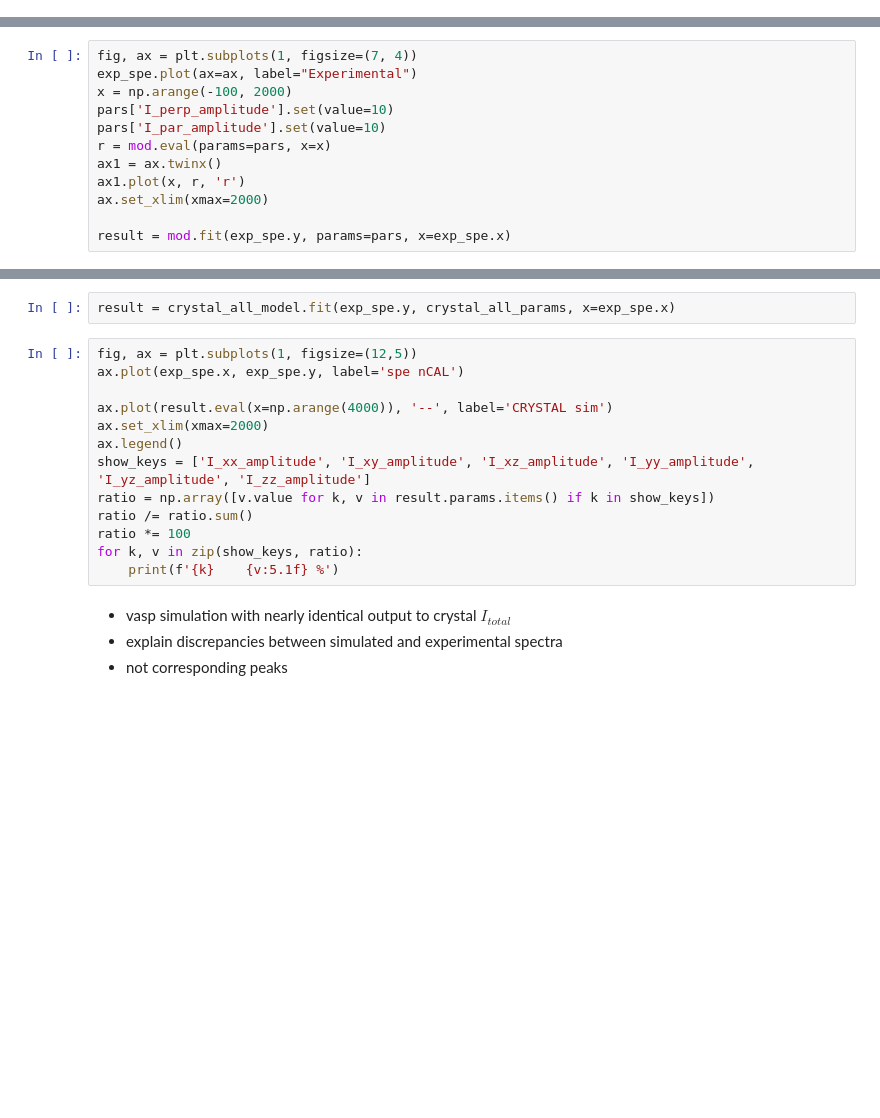
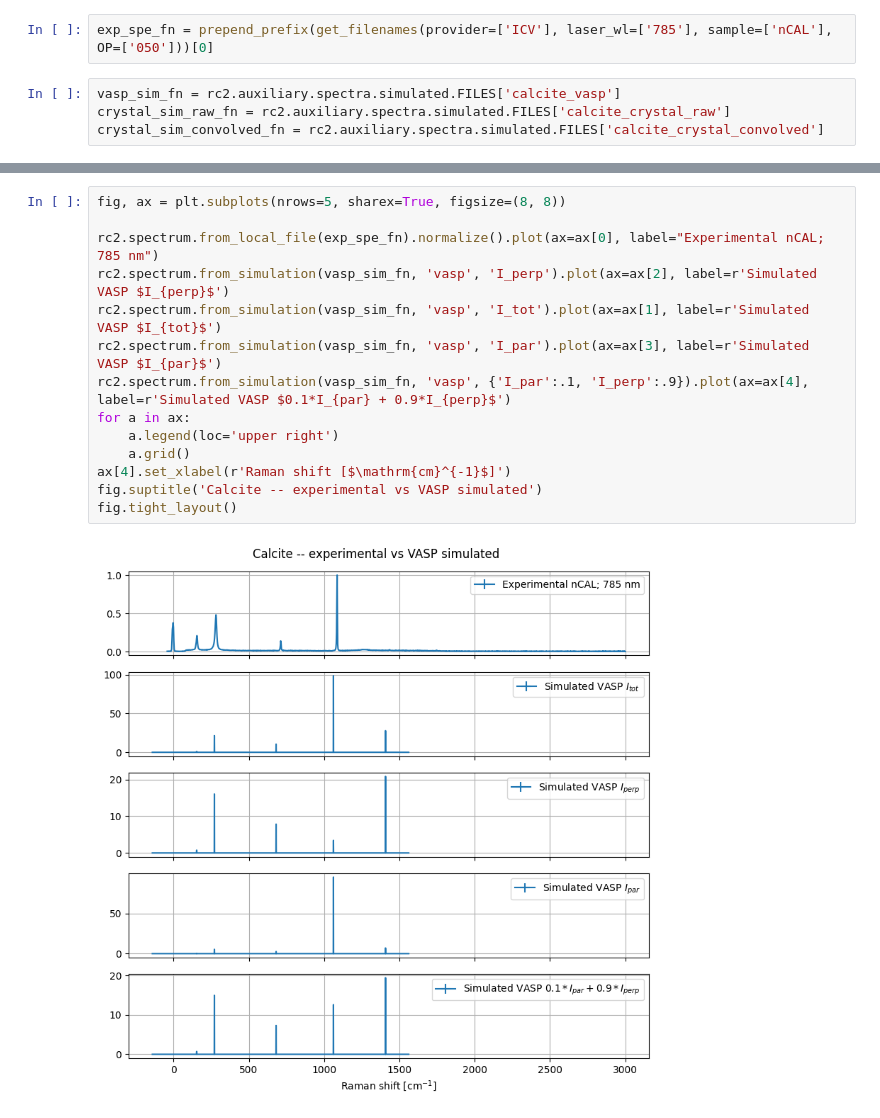
Before and after one commit to h2020charisma/ramanchada2, a Jupyter notebook: examples/publication/simulation_experiment_comparison_demo.ipynb, the cells around one changed output, grey strips where cells are left out. Drawn from its saved outputs; the diff is of its cells as text; blank space fills up the shorter version.

```diff
--- a/examples/publication/simulation_experiment_comparison_demo.ipynb
+++ b/examples/publication/simulation_experiment_comparison_demo.ipynb
@@ -21 +7,7 @@ exp_spe_fn = '../../tests/data/experimental/Renishaw/nCal_Qontor785_z005H12_100_
+# %%
+exp_spe_fn = prepend_prefix(get_filenames(provider=['ICV'], laser_wl=['785'], sample=['nCAL'], OP=['050']))[0]
+# %%
+vasp_sim_fn = rc2.auxiliary.spectra.simulated.FILES['calcite_vasp']
+crystal_sim_raw_fn = rc2.auxiliary.spectra.simulated.FILES['calcite_crystal_raw']
+crystal_sim_convolved_fn = rc2.auxiliary.spectra.simulated.FILES['calcite_crystal_convolved']
 # %% [markdown]
@@ -112,12 +14,0 @@ result_vasp = mod.fit(exp_spe_au.y, params=pars, x=exp_spe_au.x)
-# %%
-fig, ax = plt.subplots(1, figsize=(7, 4))
-exp_spe.plot(ax=ax, label="Experimental")
-x = np.arange(-100, 2000)
-pars['I_perp_amplitude'].set(value=10)
-pars['I_par_amplitude'].set(value=10)
-r = mod.eval(params=pars, x=x)
-ax1 = ax.twinx()
-ax1.plot(x, r, 'r')
-ax.set_xlim(xmax=2000)
-
-result = mod.fit(exp_spe.y, params=pars, x=exp_spe.x)
@@ -259,19 +15,16 @@ for spe_t in spe_types:
-# %%
-result = crystal_all_model.fit(exp_spe.y, crystal_all_params, x=exp_spe.x)
-# %%
-fig, ax = plt.subplots(1, figsize=(12,5))
-ax.plot(exp_spe.x, exp_spe.y, label='spe nCAL')
-
-ax.plot(result.eval(x=np.arange(4000)), '--', label='CRYSTAL sim')
-ax.set_xlim(xmax=2000)
-ax.legend()
-show_keys = ['I_xx_amplitude', 'I_xy_amplitude', 'I_xz_amplitude', 'I_yy_amplitude', 'I_yz_amplitude', 'I_zz_amplitude']
-ratio = np.array([v.value for k, v in result.params.items() if k in show_keys])
-ratio /= ratio.sum()
-ratio *= 100
-for k, v in zip(show_keys, ratio):
-    print(f'{k}    {v:5.1f} %')
-# %% [markdown]
-- vasp simulation with nearly identical output to crystal $I_{total}$
-- explain discrepancies between simulated and experimental spectra
-- not corresponding peaks
+# %%
+fig, ax = plt.subplots(nrows=5, sharex=True, figsize=(8, 8))
+
+rc2.spectrum.from_local_file(exp_spe_fn).normalize().plot(ax=ax[0], label="Experimental nCAL; 785 nm")
+rc2.spectrum.from_simulation(vasp_sim_fn, 'vasp', 'I_perp').plot(ax=ax[2], label=r'Simulated VASP $I_{perp}$')
+rc2.spectrum.from_simulation(vasp_sim_fn, 'vasp', 'I_tot').plot(ax=ax[1], label=r'Simulated VASP $I_{tot}$')
+rc2.spectrum.from_simulation(vasp_sim_fn, 'vasp', 'I_par').plot(ax=ax[3], label=r'Simulated VASP $I_{par}$')
+rc2.spectrum.from_simulation(vasp_sim_fn, 'vasp', {'I_par':.1, 'I_perp':.9}).plot(ax=ax[4], label=r'Simulated VASP $0.1*I_{par} + 0.9*I_{perp}$')
+for a in ax:
+    a.legend(loc='upper right')
+    a.grid()
+ax[4].set_xlabel(r'Raman shift [$\mathrm{cm}^{-1}$]')
+fig.suptitle('Calcite -- experimental vs VASP simulated')
+fig.tight_layout()
+# %% [output]
+[figure, added]
```
Also changed, not shown: parts of 24 cells of this notebook, 15 other files.
